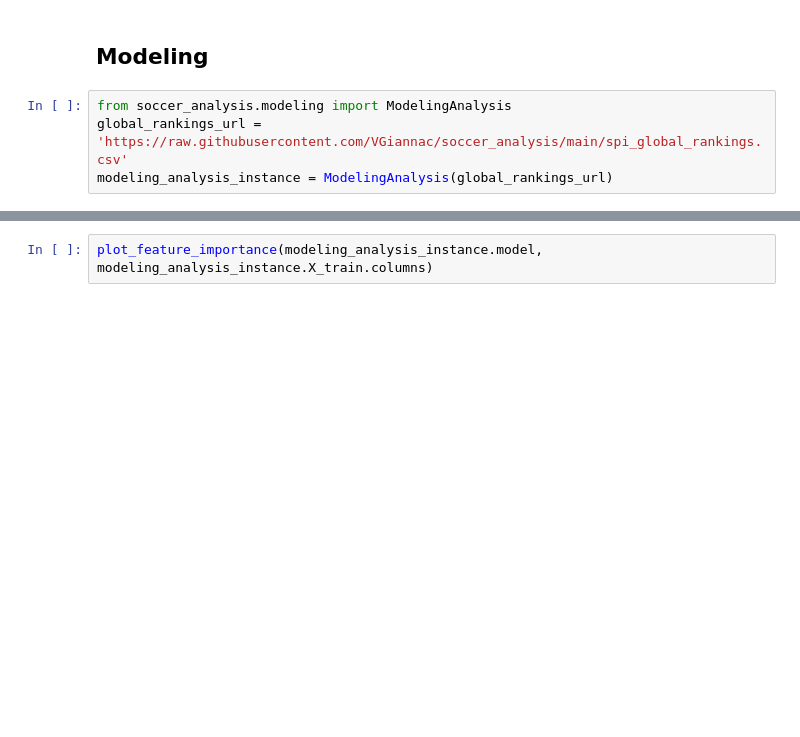
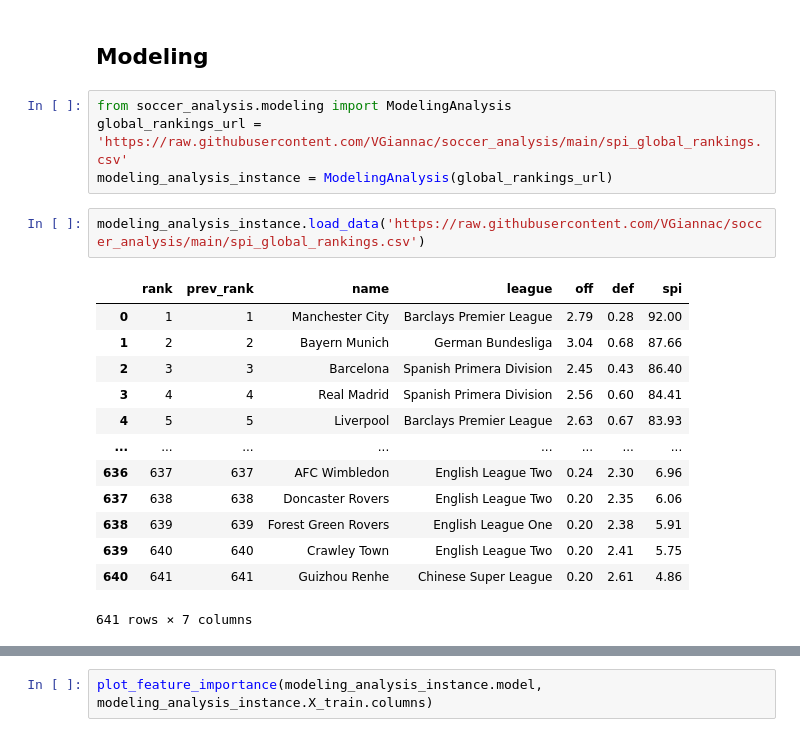
Before and after one commit to VGiannac/spi-rating, a Jupyter notebook: VGiann_P1.ipynb, the cells around one changed output, grey strips where cells are left out. Cells and saved outputs as stored; diff of their text form; blank space fills up the shorter version.

```diff
--- a/VGiann_P1.ipynb
+++ b/VGiann_P1.ipynb
@@ -609,3 +609,19 @@ It assists in determining the degree of certainty or uncertainty in the outcome
 from soccer_analysis.modeling import ModelingAnalysis
 global_rankings_url = 'https://raw.githubusercontent.com/VGiannac/soccer_analysis/main/spi_global_rankings.csv'
 modeling_analysis_instance = ModelingAnalysis(global_rankings_url)
+# %%
+modeling_analysis_instance.load_data('https://raw.githubusercontent.com/VGiannac/soccer_analysis/main/spi_global_rankings.csv')
+# %% [output]
+|  | rank | prev_rank | name | league | off | def | spi |
+| 0 | 1 | 1 | Manchester City | Barclays Premier League | 2.79 | 0.28 | 92.00 |
+| 1 | 2 | 2 | Bayern Munich | German Bundesliga | 3.04 | 0.68 | 87.66 |
+| 2 | 3 | 3 | Barcelona | Spanish Primera Division | 2.45 | 0.43 | 86.40 |
+| 3 | 4 | 4 | Real Madrid | Spanish Primera Division | 2.56 | 0.60 | 84.41 |
+| 4 | 5 | 5 | Liverpool | Barclays Premier League | 2.63 | 0.67 | 83.93 |
+| ... | ... | ... | ... | ... | ... | ... | ... |
+| 636 | 637 | 637 | AFC Wimbledon | English League Two | 0.24 | 2.30 | 6.96 |
+| 637 | 638 | 638 | Doncaster Rovers | English League Two | 0.20 | 2.35 | 6.06 |
+| 638 | 639 | 639 | Forest Green Rovers | English League One | 0.20 | 2.38 | 5.91 |
+| 639 | 640 | 640 | Crawley Town | English League Two | 0.20 | 2.41 | 5.75 |
+| 640 | 641 | 641 | Guizhou Renhe | Chinese Super League | 0.20 | 2.61 | 4.86 |
+641 rows × 7 columns
```
Also changed, not shown: parts of 3 cells of this notebook.
